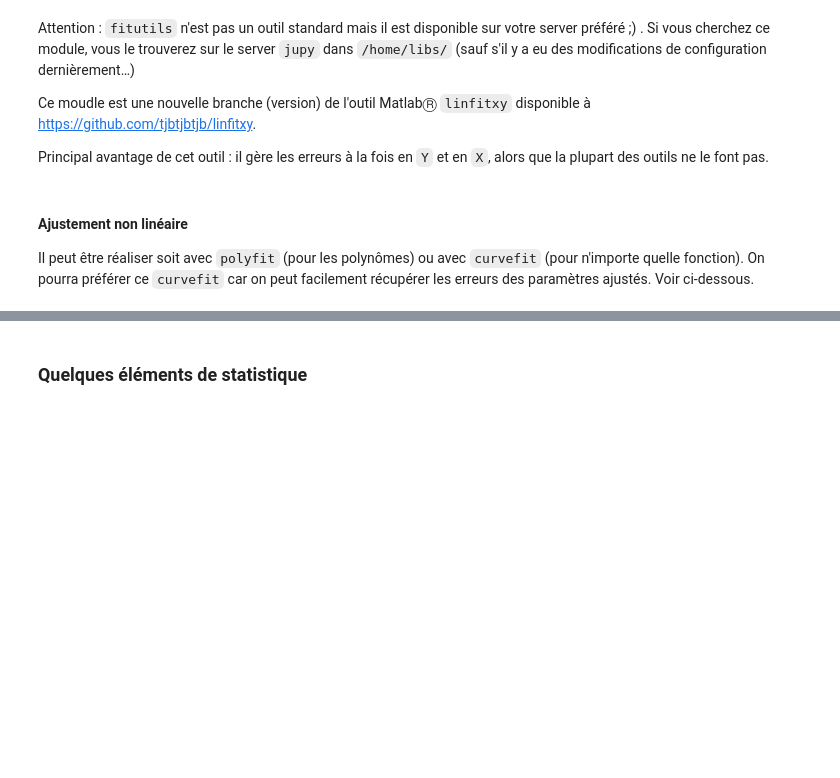
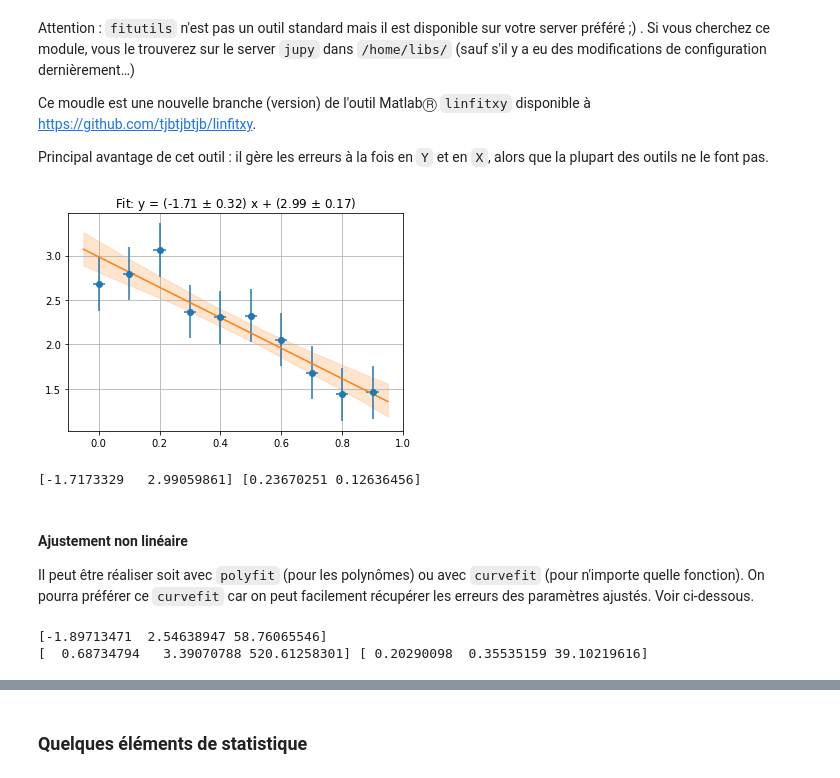
Before and after one commit to tjbtjbtjb/Vrac, a Jupyter notebook: AIPC2223/AIPC_2223_Python_cours.ipynb, the cells around one changed output, grey strips where cells are left out. Saved outputs shown, nothing was run; the diff lists cells and outputs as text; code cells hidden in the pictures; blank space fills up the shorter version.

```diff
--- a/AIPC2223/AIPC_2223_Python_cours.ipynb
+++ b/AIPC2223/AIPC_2223_Python_cours.ipynb
@@ -305,12 +392,13 @@ Ce moudle est une nouvelle branche (version) de l'outil MatlabⓇ `linfitxy` dis
 
 Principal avantage de cet outil : il gère les erreurs à la fois en `Y` et en `X`, alors que la plupart des outils ne le font pas.
 # %%
-import sys
 import fitutils as fu
 dx=np.ones(x.size)*dx
 dy=np.ones(y.size)*dy
-fu.linfitxy(x,y,dx,dy)
+fu.linfitxy(x,y,dx,dy,plot=True)
 plt.grid()
+# %% [output]
+[figure, added]
 # %%
 # And with curve_fit (without yerr), just for testing…
 
@@ -323,6 +411,8 @@ err=np.zeros(np.size(p))
 for i in range(np.size(p)):
     err[i]=m.sqrt(c[i][i])
 print(p,err)
+# %% [output]
+[-1.7173329   2.99059861] [0.23670251 0.12636456]
 # %% [markdown]
 #### Ajustement non linéaire
 Il peut être réaliser soit avec  `polyfit` (pour les polynômes) ou avec `curvefit` (pour n'importe quelle fonction).
@@ -352,6 +442,9 @@ err=np.zeros(np.size(param))
 for i in range(np.size(param)):
     err[i]=m.sqrt(cov[i][i])
 print(param,err)
+# %% [output]
+[-1.89713471  2.54638947 58.76065546]
+[  0.68734794   3.39070788 520.61258301] [ 0.20290098  0.35535159 39.10219616]
 # %%
 plt.errorbar(x_exp,y_exp,yerr=5,fmt='*',label='data')
 x=np.arange(-5.5,5.5,0.05)
```
Also changed, not shown: parts of 38 cells of this notebook, 3 other files.
